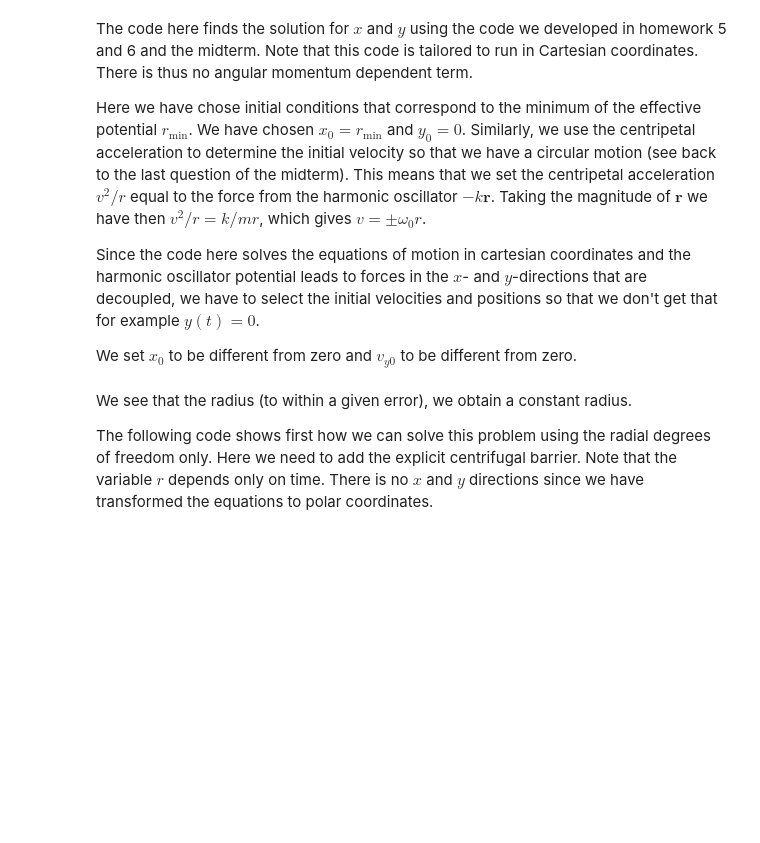
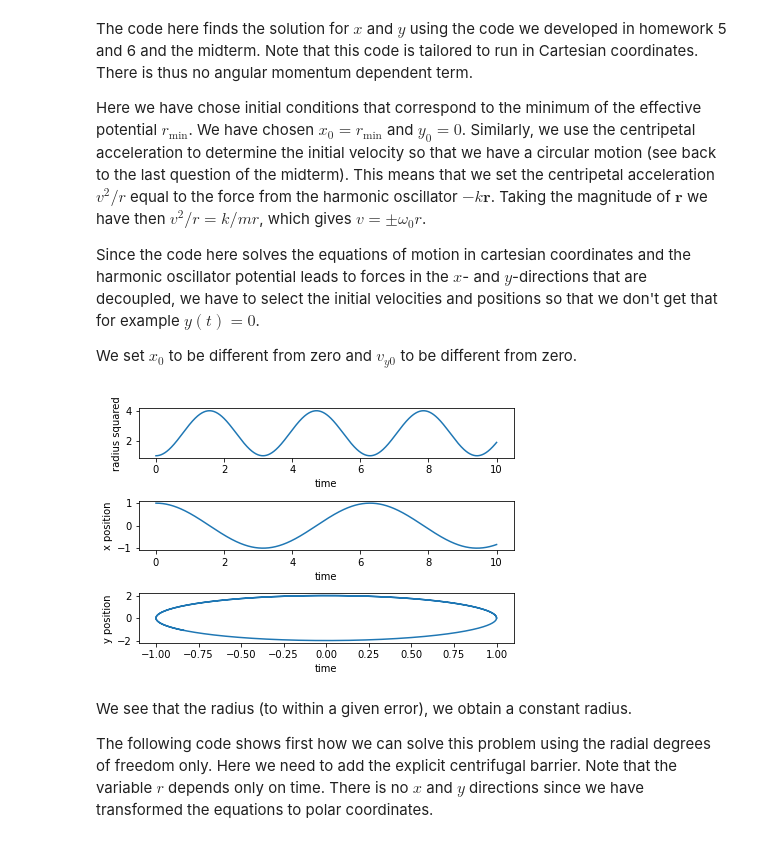
Before and after one commit to mhjensen/Physics321, a Jupyter notebook: doc/pub/week12/ipynb/week12.ipynb, the cells around one changed output. Saved outputs shown, nothing was run; the diff lists cells and outputs as text; code cells hidden in the pictures; blank space fills up the shorter version.

```diff
--- a/doc/pub/week12/ipynb/week12.ipynb
+++ b/doc/pub/week12/ipynb/week12.ipynb
@@ -523,7 +531,7 @@ the $x$- and $y$-directions that are decoupled, we have to select the initial ve
 We set $x_0$ to be different from zero and $v_{y0}$ to be different from zero.
 # %%
 
-DeltaT = 0.001
+DeltaT = 0.0001
 #set up arrays
 tfinal = 10.0
 n = ceil(tfinal/DeltaT)
@@ -542,35 +550,37 @@ rmin = (AngMom*AngMom/k/m)**0.25
 # Initial conditions as compact 2-dimensional arrays, x0=rmin and y0 = 0
 x0 = rmin; y0= 0.0
 r0 = np.array([x0,y0])
-vy0 = sqrt(omega02)*rmin; vx0 = 0.0
+vy0 = 2.0 ; vx0 = 0.0 #sqrt(omega02)*rmin; vx0 = 0.0
 v0 = np.array([vx0,vy0])
 r[0] = r0
 v[0] = v0
 # Start integrating using the Velocity-Verlet  method
 for i in range(n-1):
     # Set up the acceleration
     a =  -r[i]*omega02
     # update velocity, time and position using the Velocity-Verlet method
     r[i+1] = r[i] + DeltaT*v[i]+0.5*(DeltaT**2)*a
     anew = -r[i+1]*omega02
     v[i+1] = v[i] + 0.5*DeltaT*(a+anew)
     t[i+1] = t[i] + DeltaT
 # Plot position as function of time
 radius = np.sqrt(r[:,0]**2+r[:,1]**2)
 fig, ax = plt.subplots(3,1)
 ax[0].set_xlabel('time')
 ax[0].set_ylabel('radius squared')
 ax[0].plot(t,r[:,0]**2+r[:,1]**2)
 ax[1].set_xlabel('time')
 ax[1].set_ylabel('x position')
 ax[1].plot(t,r[:,0])
 ax[2].set_xlabel('time')
 ax[2].set_ylabel('y position')
-ax[2].plot(t,r[:,1])
+ax[2].plot(r[:,0],r[:,1])
 
 fig.tight_layout()
 save_fig("2DimHOVV")
 plt.show()
+# %% [output]
+[figure, added]
 # %% [markdown]
 We see that the radius (to within a given error), we obtain a constant radius.
 
```
Also changed, not shown: parts of 5 cells of this notebook, 2 other files.
